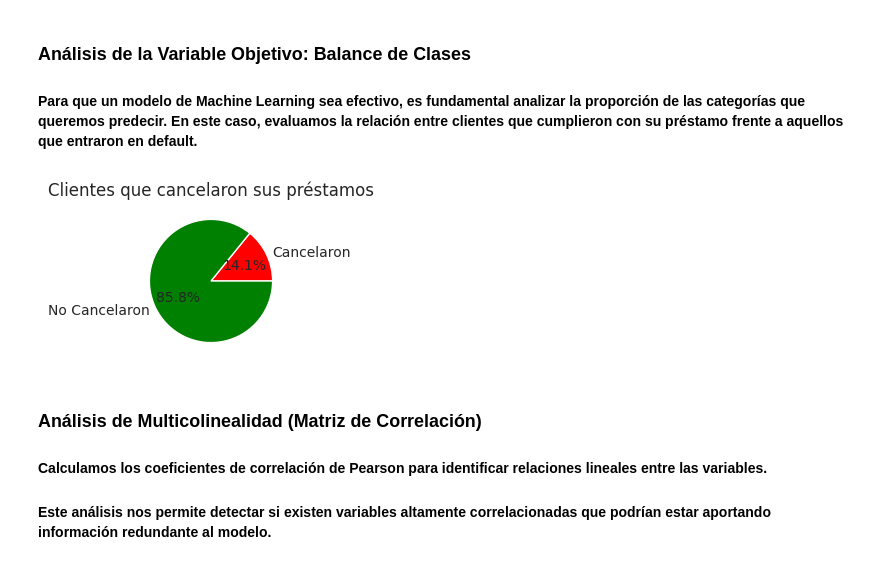
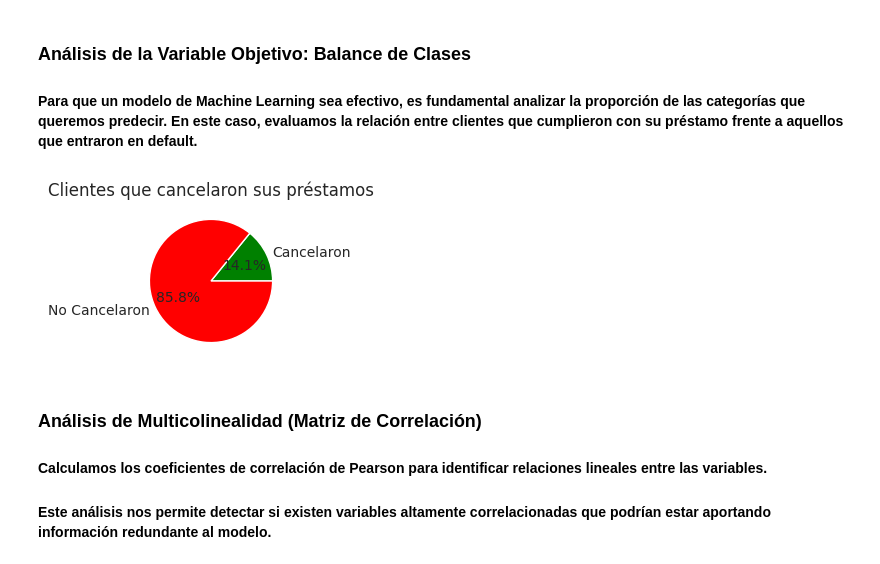
Before and after one commit to borgesnancya-blip/scoring-crediticio-logistic-regression, a Jupyter notebook: scoring_crediticio_logistica_nancy_borges.ipynb, the cells around one changed output. Saved outputs shown, nothing was run; the diff lists cells and outputs as text; code cells hidden in the pictures.

```diff
--- a/scoring_crediticio_logistica_nancy_borges.ipynb
+++ b/scoring_crediticio_logistica_nancy_borges.ipynb
@@ -160,20 +160,20 @@ plt.show()
 # %%
 #Creación de los dataframe filtrados
 clientes_cancelados = datos_credito[datos_credito['default10an']==1]
 clientes_no_cancelados = datos_credito[datos_credito['default10an']==0]
 
 #Creación de array con cantidad de clientes cancelos y de clientes no cancelados
 valores=[clientes_cancelados.shape[0],clientes_no_cancelados.shape[0]]
 etiquetas = ['Cancelaron','No Cancelaron']
-colores = ['red','green']
+colores = ['green','red']
 
 #Creación del diagrama de pastel con los valores
 plt.figure(figsize=(7,2))
 plt.title('Clientes que cancelaron sus préstamos')
 plt.pie(valores, labels=etiquetas, autopct = '%1.1f%%', colors= colores)
 plt.show()
 # %% [output]
-[figure, old version]
+[figure, new version]
 # %% [markdown]
 ### Análisis de Multicolinealidad (Matriz de Correlación)
 #### Calculamos los coeficientes de correlación de Pearson para identificar relaciones lineales entre las variables.
```
Also changed, not shown: parts of 11 cells of this notebook.
